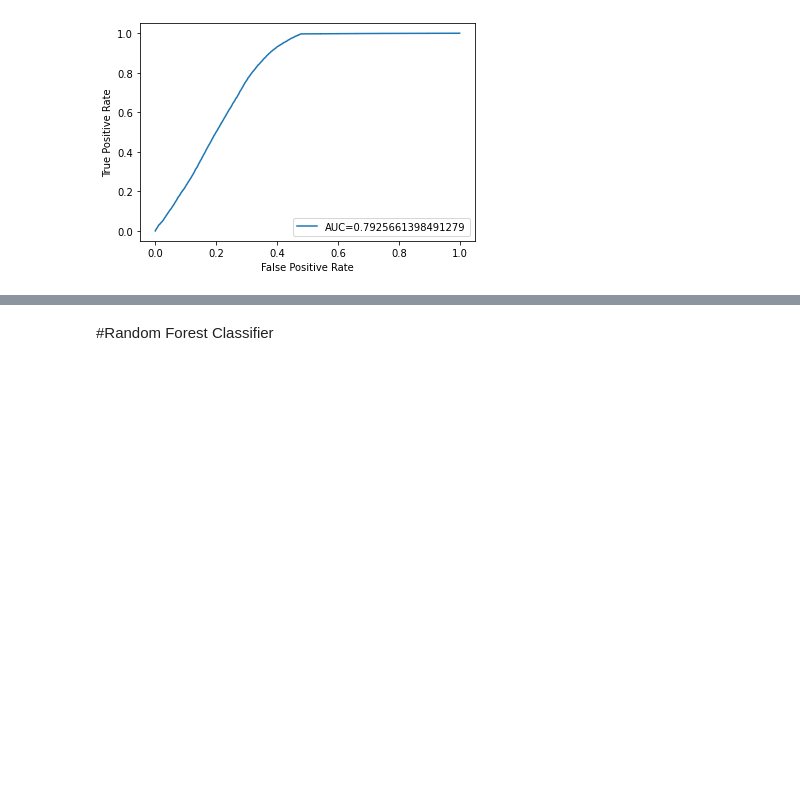
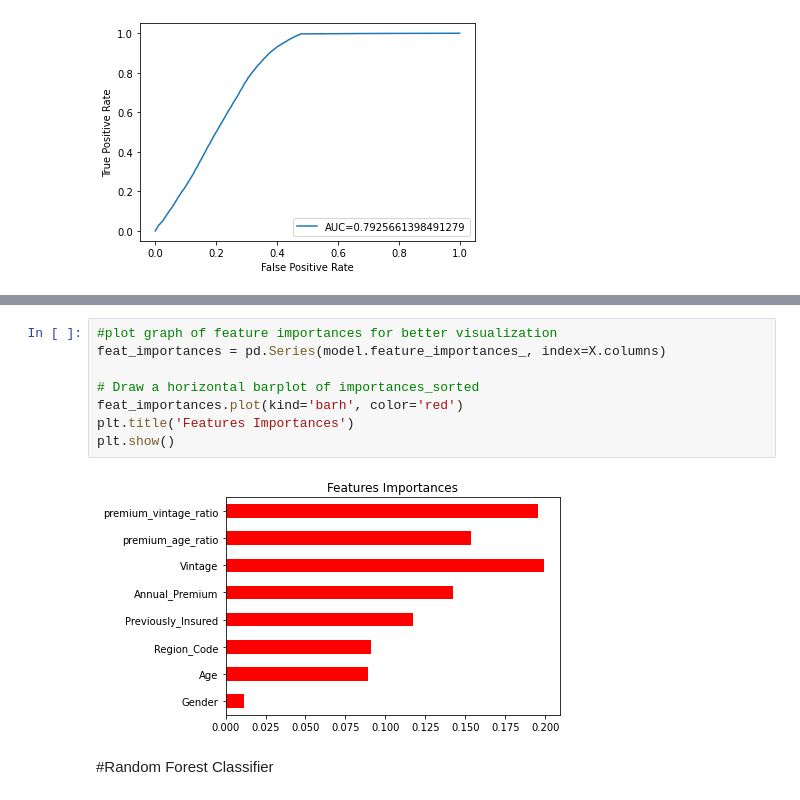
Before and after one commit to VaibhavBhusawale/-Bike-Sharing-Demand-Prediction, a Jupyter notebook: final_of_HEALTH_INSURANCE_CROSS_SELL_PREDICTION.ipynb, the cells around one changed output, grey strips where cells are left out. Drawn from its saved outputs; the diff is of its cells as text; blank space fills up the shorter version.

```diff
--- a/final_of_HEALTH_INSURANCE_CROSS_SELL_PREDICTION.ipynb
+++ b/final_of_HEALTH_INSURANCE_CROSS_SELL_PREDICTION.ipynb
@@ -911,3 +943,13 @@ plt.show()
+# %%
+#plot graph of feature importances for better visualization
+feat_importances = pd.Series(model.feature_importances_, index=X.columns)
+
+# Draw a horizontal barplot of importances_sorted
+feat_importances.plot(kind='barh', color='red')
+plt.title('Features Importances')
+plt.show()
+# %% [output]
+[figure, added]
 # %% [markdown]
 #Random Forest Classifier
 # %%
```
Also changed, not shown: parts of 12 cells of this notebook.
